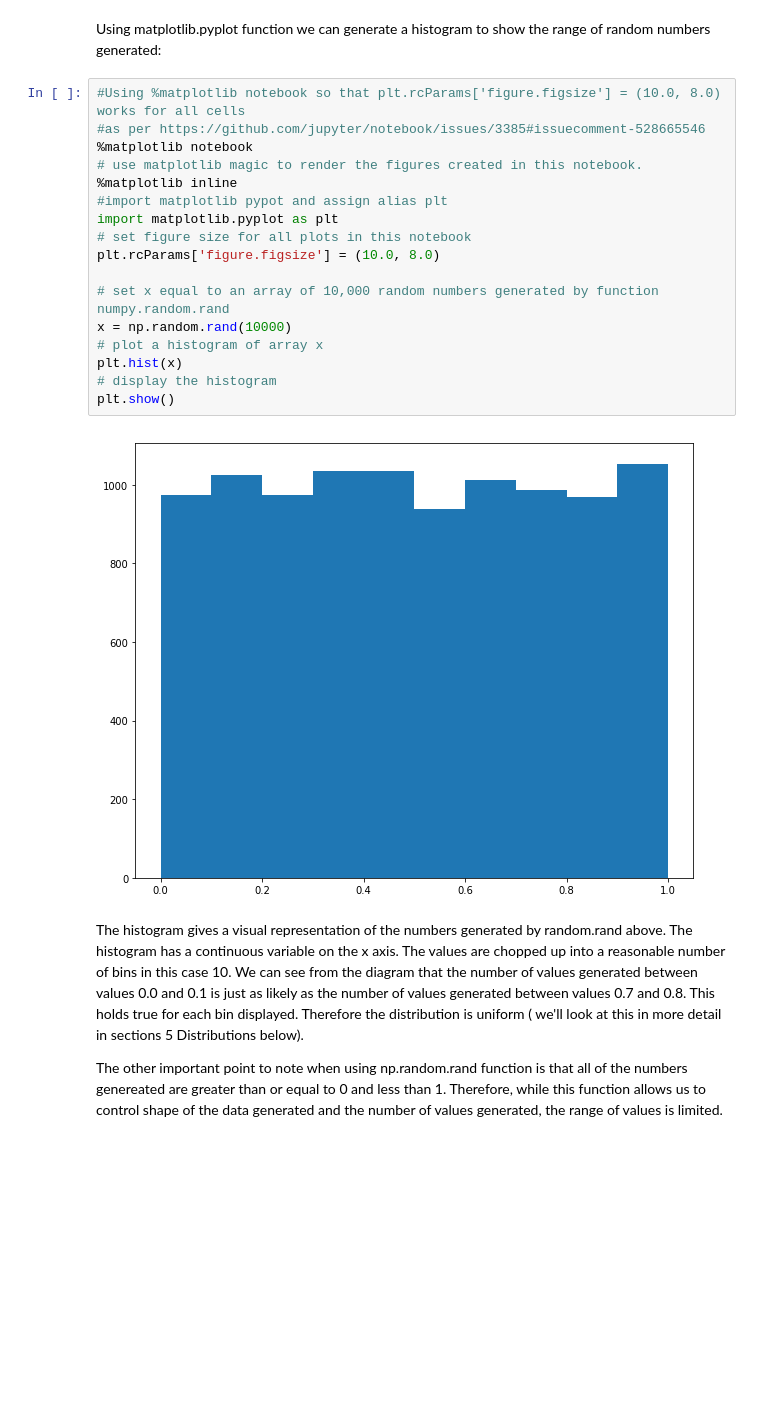
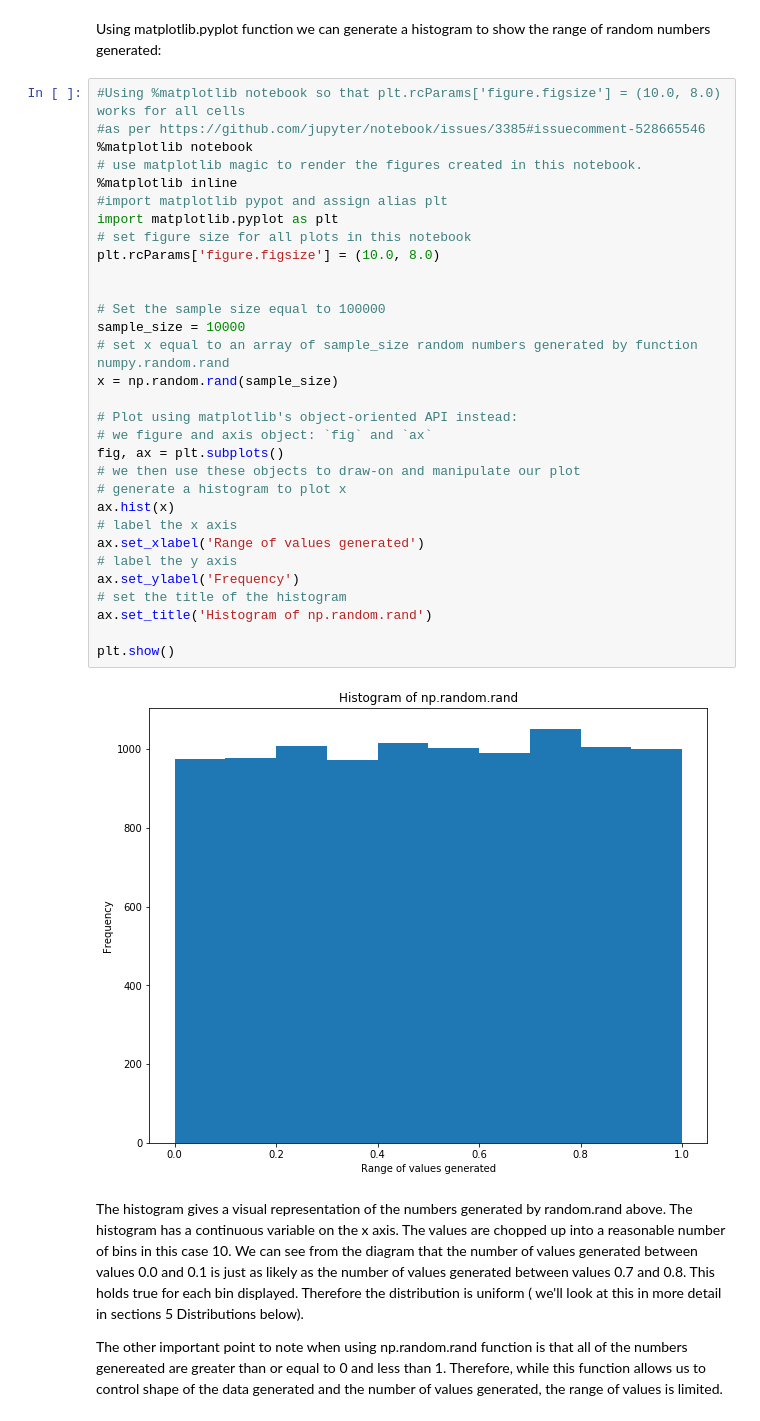
Before and after one commit to fionaoriordan/52465_19_np, a Jupyter notebook: numpy_random.ipynb, the cells around one changed output. Cells and saved outputs as stored; diff of their text form; blank space fills up the shorter version.

```diff
--- a/numpy_random.ipynb
+++ b/numpy_random.ipynb
@@ -124,22 +123,36 @@ Using matplotlib.pyplot function we can generate a histogram to show the range o
 # %%
 #Using %matplotlib notebook so that plt.rcParams['figure.figsize'] = (10.0, 8.0) works for all cells
 #as per https://github.com/jupyter/notebook/issues/3385#issuecomment-528665546
 %matplotlib notebook
 # use matplotlib magic to render the figures created in this notebook.
 %matplotlib inline
 #import matplotlib pypot and assign alias plt
 import matplotlib.pyplot as plt
 # set figure size for all plots in this notebook
 plt.rcParams['figure.figsize'] = (10.0, 8.0)
 
-# set x equal to an array of 10,000 random numbers generated by function numpy.random.rand
-x = np.random.rand(10000)
-# plot a histogram of array x
-plt.hist(x)
-# display the histogram
+
+# Set the sample size equal to 100000
+sample_size = 10000
+# set x equal to an array of sample_size random numbers generated by function numpy.random.rand
+x = np.random.rand(sample_size)
+
+# Plot using matplotlib's object-oriented API instead:
+# we figure and axis object: `fig` and `ax`
+fig, ax = plt.subplots()
+# we then use these objects to draw-on and manipulate our plot
+# generate a histogram to plot x
+ax.hist(x)
+# label the x axis
+ax.set_xlabel('Range of values generated')
+# label the y axis
+ax.set_ylabel('Frequency')
+# set the title of the histogram
+ax.set_title('Histogram of np.random.rand')
+
 plt.show()
 # %% [output]
-[figure, old version]
+[figure, new version]
 # %% [markdown]
 The histogram gives a visual representation of the numbers generated by random.rand above. The histogram has a continuous variable on the x axis.  The values are chopped up into a reasonable number of bins in this case 10. We can see from the diagram that the number of values generated between values 0.0 and 0.1 is just as likely as the number of values generated between values 0.7 and 0.8. This holds true for each bin displayed. Therefore the distribution is uniform ( we'll look at this in more detail in sections 5  Distributions below).
 
```
Also changed, not shown: parts of 53 cells of this notebook.
